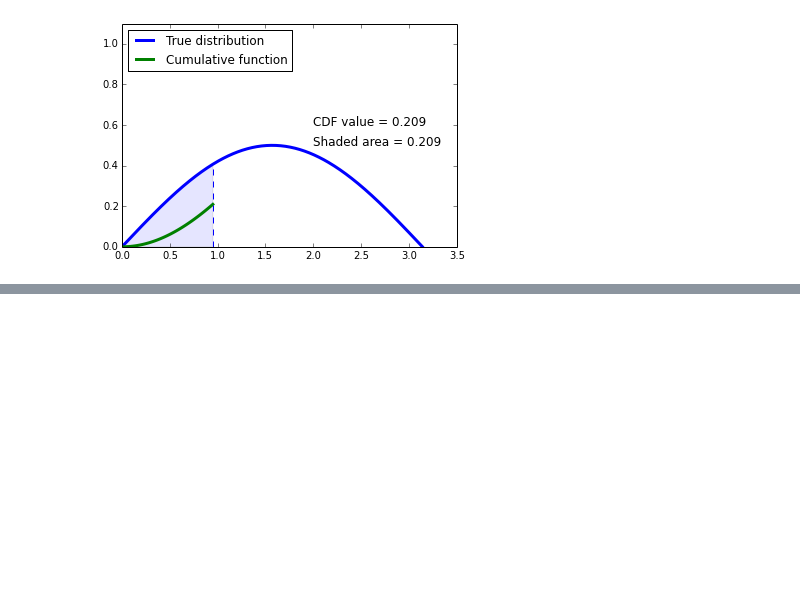
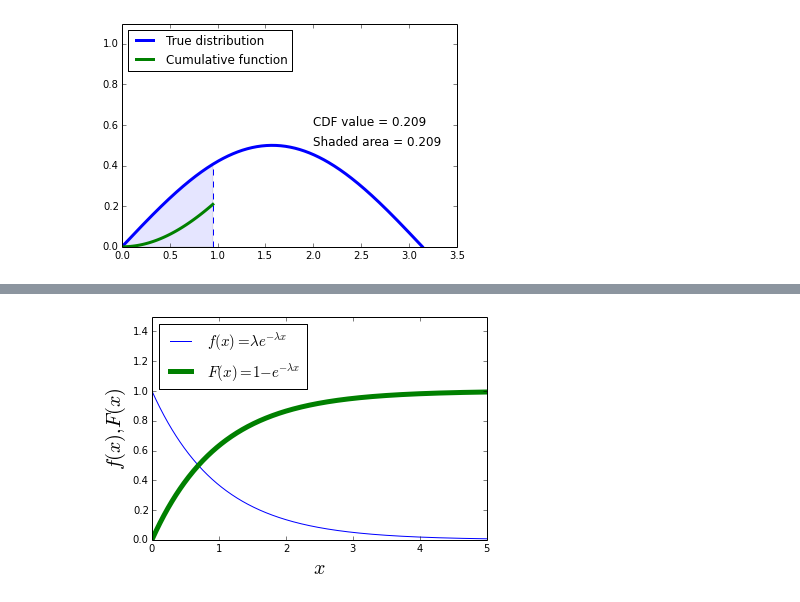
Before and after one commit to jvanstad/PHYS202-S14, a Jupyter notebook: SciPy/RandomAndMCTour.ipynb, the cells around one changed output, grey strips where cells are left out. Cells and saved outputs as stored; diff of their text form; code cells hidden in the pictures; blank space fills up the shorter version.

```diff
--- a/SciPy/RandomAndMCTour.ipynb
+++ b/SciPy/RandomAndMCTour.ipynb
@@ -91,0 +108,17 @@ v = interact(CDFviewer,xmax=(0.,np.pi,0.01))
+# %%
+x=np.arange(0.,10.01,0.01)
+lam=1
+f=lambda x:lam*exp(-lam*x)
+F=lambda x: 1-exp(-lam*x)
+Finv= lambda z:log(1-z)/lam
+
+plt.plot(x,f(x),label=r'$f(x)=\lambda e^{-\lambda x}$')
+plt.plot(x,F(x),linewidth=5, label=r'$F(x)=1-e^{-\lambda x}$')
+plt.ylim(0,1.5)
+plt.xlim(0,5.)
+plt.xlabel(r'$x$',fontsize=20)
+plt.ylabel(r'$f(x), F(x)$',fontsize=20)
+plt.legend(loc="upper left", fontsize=15)
+plt.show()
+# %% [output]
+[figure, added]
```
Also changed, not shown: parts of 10 cells of this notebook, 1 other file.
